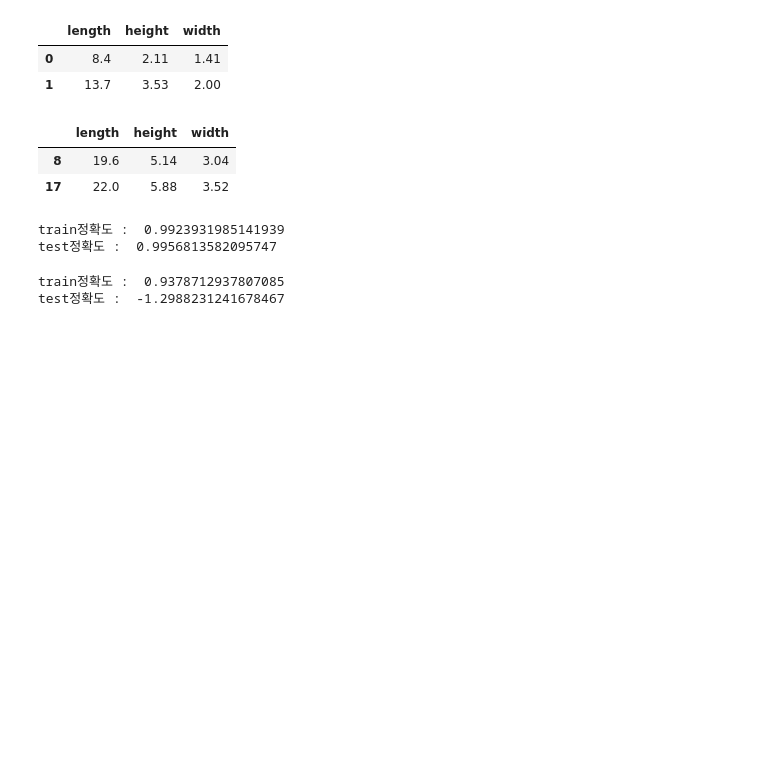
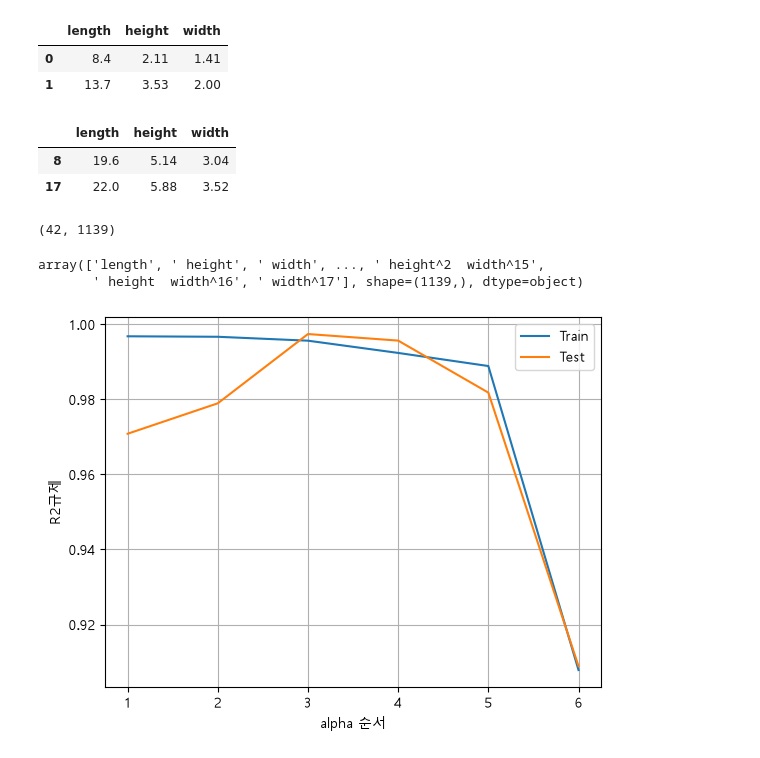
Before and after one commit to sajea75/aix_learn_1106, a Jupyter notebook: p1111/p1111_06.ipynb, the cells around one changed output. Drawn from its saved outputs; the diff is of its cells as text; code cells hidden in the pictures; blank space fills up the shorter version.

Commit message:
공부.결석.장소에 따른 linearRegression

```diff
--- a/p1111/p1111_06.ipynb
+++ b/p1111/p1111_06.ipynb
@@ -54,3 +52,12 @@ test_poly = poly.transform(test_data)
+# %%
+train_poly.shape
+# %% [output]
+(42, 1139)
+# %%
+poly.get_feature_names_out()
+# %% [output]
+array(['length', ' height', ' width', ..., ' height^2  width^15',
+       ' height  width^16', ' width^17'], shape=(1139,), dtype=object)
 # %%
 # 규제 정규화
 ss = StandardScaler()
@@ -58,24 +65,25 @@ ss.fit(train_poly)
 train_scaled = ss.transform(train_poly)
 test_scaled = ss.transform(test_poly)
 # %%
+# 규제의 강도를 높여서 확인
 alpha_list = [0.001,0.01,0.1,1,10,100]
-
-lasso = Lasso()
-lasso.fit(train_scaled,train_label)
-score = lasso.score(train_scaled,train_label)
-score2 = lasso.score(test_scaled,test_label)
-print('train정확도 : ',score)
-print('test정확도 : ',score2)
+train_score = []
+test_score = []
+for alpha in alpha_list:
+    lasso = Lasso(alpha=alpha)
+    lasso.fit(train_scaled,train_label)
+    score = lasso.score(train_scaled,train_label)
+    score2 = lasso.score(test_scaled,test_label)
+    train_score.append(score)
+    test_score.append(score2)
-# %% [output]
-train정확도 :  0.9923931985141939
-test정확도 :  0.9956813582095747
-# %%
-lr = LinearRegression()
-lr.fit(train_poly,train_label)
-score = lr.score(train_poly,train_label)
-score2 = lr.score(test_poly,test_label)
-print('train정확도 : ',score)
-print('test정확도 : ',score2)
-# %% [output]
-train정확도 :  0.9378712937807085
-test정확도 :  -1.2988231241678467
+# %%
+no_list = list(range(1,7))
+plt.plot(no_list,train_score)
+plt.plot(no_list,test_score)
+plt.grid()
+plt.legend(['Train','Test'])
+plt.xlabel('alpha 순서')
+plt.ylabel('R2규제')
+plt.show()
+# %% [output]
+[figure, added]
```
Also changed, not shown: parts of 1 cell of this notebook, 4 other files.
